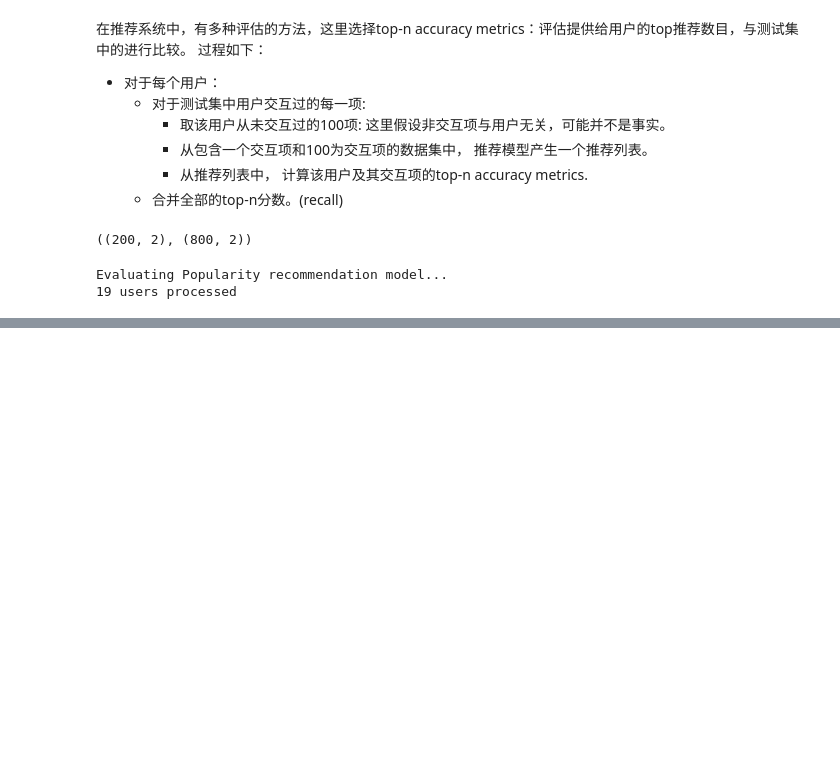
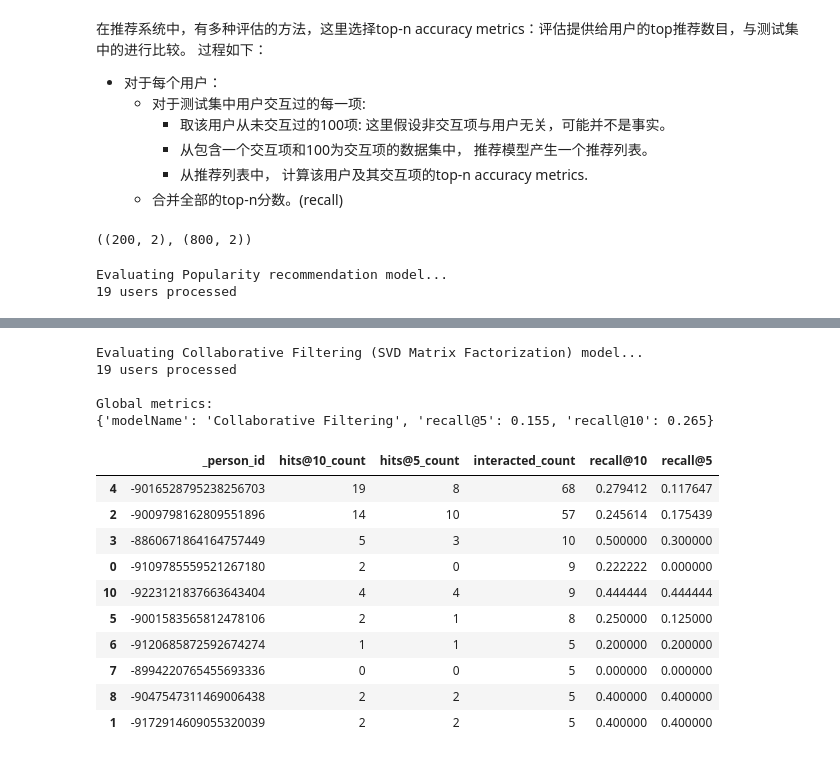
Before and after one commit to yunshuipiao/sw-kaggle, a Jupyter notebook: recommend-system/03-RecSys.ipynb, the cells around one changed output, grey strips where cells are left out. Saved outputs shown, nothing was run; the diff lists cells and outputs as text; code cells hidden in the pictures; blank space fills up the shorter version.

```diff
--- a/recommend-system/03-RecSys.ipynb
+++ b/recommend-system/03-RecSys.ipynb
@@ -315,0 +547,56 @@ Global metrics:
+# %%
+class CFRecommender:
+
+    MODEL_NAME = 'Collaborative Filtering'
+
+    def __init__(self, cf_predictions_df, items_df=None):
+        self.cf_predictions_df = cf_predictions_df
+        self.items_df = items_df
+
+    def get_model_name(self):
+        return self.MODEL_NAME
+
+    def recommend_items(self, user_id, items_to_ignore=[], topn=10, verbose=False):
+        # Get and sort the user's predictions
+        sorted_user_predictions = self.cf_predictions_df[user_id].sort_values(ascending=False) \
+                                    .reset_index().rename(columns={user_id: 'recStrength'})
+
+        # Recommend the highest predicted rating movies that the user hasn't seen yet.
+        recommendations_df = sorted_user_predictions[~sorted_user_predictions['contentId'].isin(items_to_ignore)] \
+                               .sort_values('recStrength', ascending = False) \
+                               .head(topn)
+
+        if verbose:
+            if self.items_df is None:
+                raise Exception('"items_df" is required in verbose mode')
+
+            recommendations_df = recommendations_df.merge(self.items_df, how = 'left',
+                                                          left_on = 'contentId',
+                                                          right_on = 'contentId')[['recStrength', 'contentId', 'title', 'url', 'lang']]
+
+
+        return recommendations_df
+
+cf_recommender_model = CFRecommender(cf_preds_df, articles_df)
+# %%
+print('Evaluating Collaborative Filtering (SVD Matrix Factorization) model...')
+cf_global_metrics, cf_detailed_results_df = model_evaluator.evaluate_model(cf_recommender_model)
+print('\nGlobal metrics:\n%s' % cf_global_metrics)
+cf_detailed_results_df.head(10)
+# %% [output]
+Evaluating Collaborative Filtering (SVD Matrix Factorization) model...
+19 users processed
+
+Global metrics:
+{'modelName': 'Collaborative Filtering', 'recall@5': 0.155, 'recall@10': 0.265}
+|  | _person_id | hits@10_count | hits@5_count | interacted_count | recall@10 | recall@5 |
+| 4 | -9016528795238256703 | 19 | 8 | 68 | 0.279412 | 0.117647 |
+| 2 | -9009798162809551896 | 14 | 10 | 57 | 0.245614 | 0.175439 |
+| 3 | -8860671864164757449 | 5 | 3 | 10 | 0.500000 | 0.300000 |
+| 0 | -9109785559521267180 | 2 | 0 | 9 | 0.222222 | 0.000000 |
+| 10 | -9223121837663643404 | 4 | 4 | 9 | 0.444444 | 0.444444 |
+| 5 | -9001583565812478106 | 2 | 1 | 8 | 0.250000 | 0.125000 |
+| 6 | -9120685872592674274 | 1 | 1 | 5 | 0.200000 | 0.200000 |
+| 7 | -8994220765455693336 | 0 | 0 | 5 | 0.000000 | 0.000000 |
+| 8 | -9047547311469006438 | 2 | 2 | 5 | 0.400000 | 0.400000 |
+| 1 | -9172914609055320039 | 2 | 2 | 5 | 0.400000 | 0.400000 |
```
Also changed, not shown: parts of 31 cells of this notebook.
